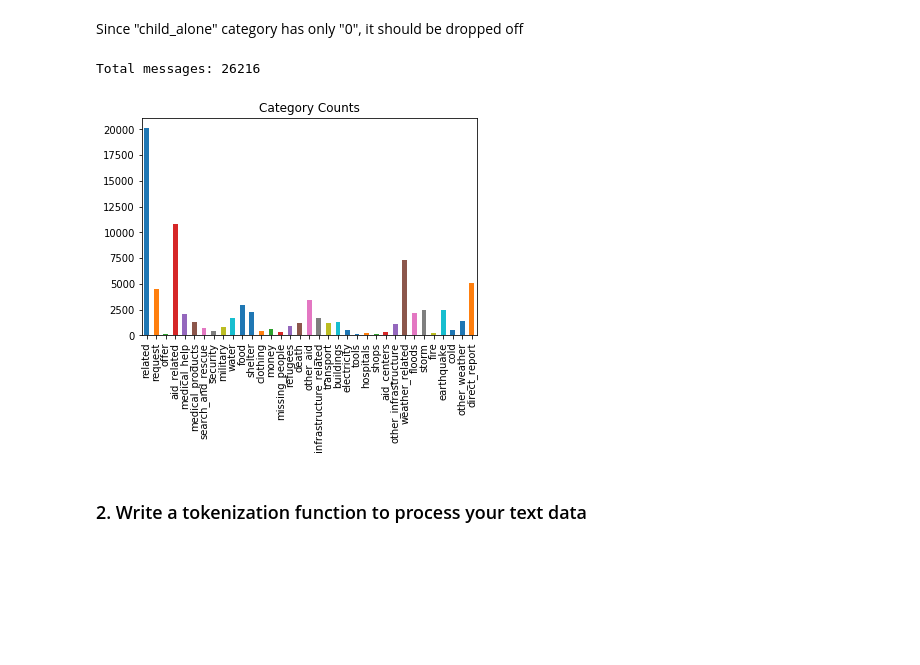
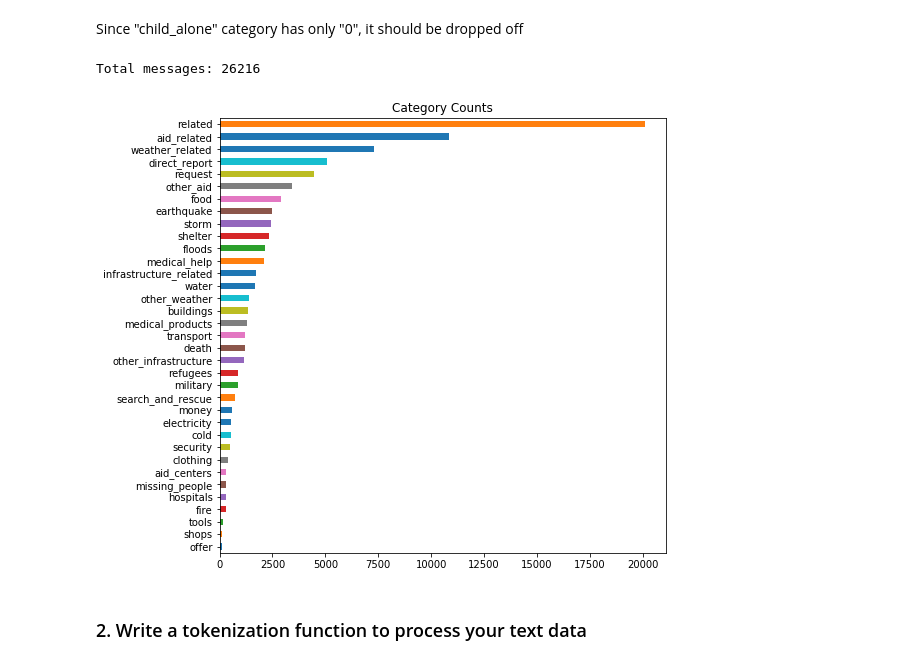
Before and after one commit to texcindy99/Disaster_Response_Pipelines, a Jupyter notebook: ML Pipeline Preparation.ipynb, the cells around one changed output. Drawn from its saved outputs; the diff is of its cells as text; code cells hidden in the pictures; blank space fills up the shorter version.

```diff
--- a/ML Pipeline Preparation.ipynb
+++ b/ML Pipeline Preparation.ipynb
@@ -126,10 +127,11 @@ Y.drop(['child_alone'], axis = 1, inplace=True)
 # %%
 # Check count in each category
 print('Total messages: {}'.format(Y.shape[0]))
-Y[Y>0].sum().plot.bar(title='Category Counts');
+fig, ax = plt.subplots(figsize=(8, 8))
+Y[Y>0].sum().sort_values().plot.barh(ax=ax,title='Category Counts',fontsize=10);
 # %% [output]
 Total messages: 26216
-[figure, old version]
+[figure, new version]
 # %% [markdown]
 ### 2. Write a tokenization function to process your text data
 # %%
```
Also changed, not shown: parts of 32 cells of this notebook.
